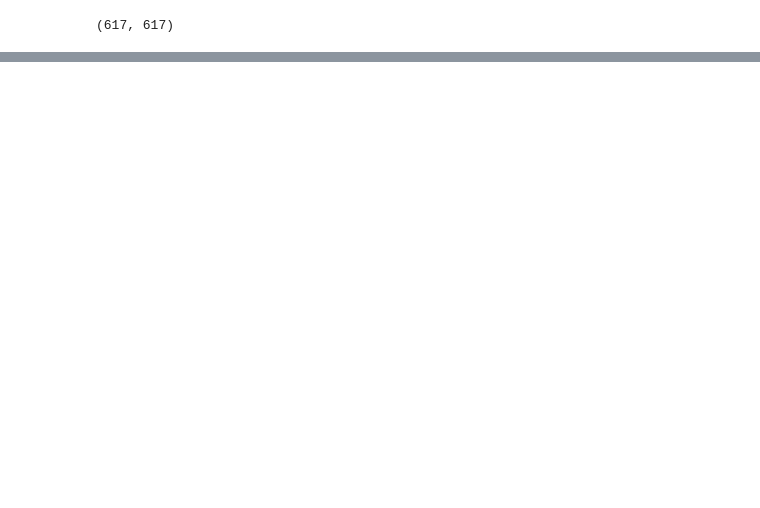
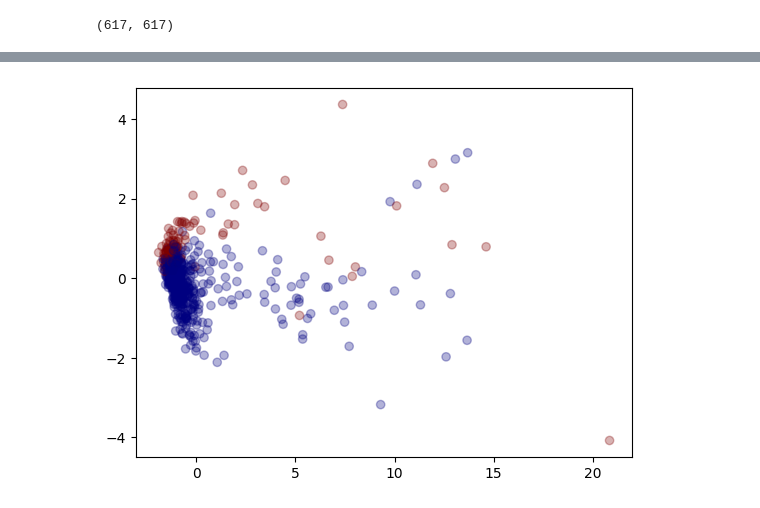
Before and after one commit to aruaru0/icr-kaggle, a Jupyter notebook: PytorchArcFace.ipynb, the cells around one changed output, grey strips where cells are left out. Saved outputs shown, nothing was run; the diff lists cells and outputs as text; code cells hidden in the pictures; blank space fills up the shorter version.

```diff
--- a/PytorchArcFace.ipynb
+++ b/PytorchArcFace.ipynb
@@ -486,0 +488,6 @@ plt.show()
+# %%
+from sklearn.decomposition import PCA
+
+pca = PCA(n_components=3, random_state=0)
+X_reduced_pca = pca.fit_transform(y)  # wineデータをPCAで次元圧縮
+X_reduced_pca
@@ -486,0 +502,6 @@ plt.show()
+# %%
+plt.scatter(X_reduced_pca[:, 0], X_reduced_pca[:, 1],
+            c=y_true, cmap='jet', alpha=0.3)
+plt.show()
+# %% [output]
+[figure, added]
```
Also changed, not shown: parts of 14 cells of this notebook.
